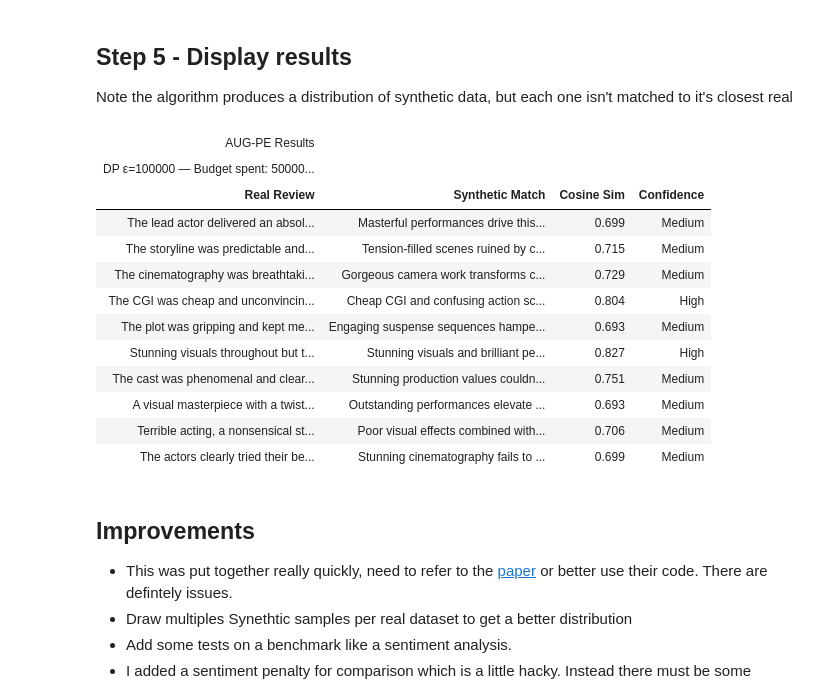
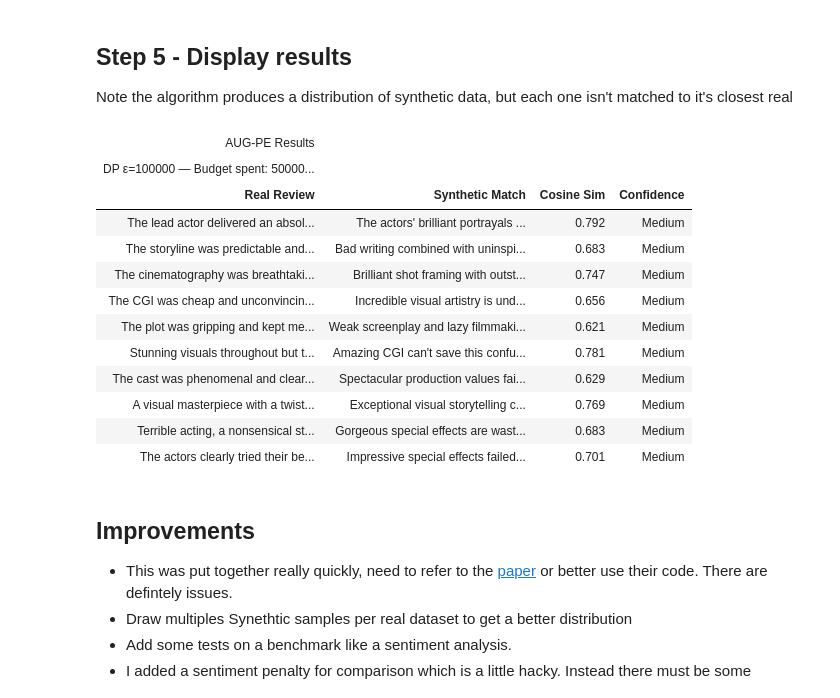
Before and after one commit to Gippers/textAugPe, a Jupyter notebook: sdgAugPe.ipynb, the cells around one changed output. Drawn from its saved outputs; the diff is of its cells as text; code cells hidden in the pictures.

```diff
--- a/sdgAugPe.ipynb
+++ b/sdgAugPe.ipynb
@@ -193,69 +193,59 @@ synthetic_data = candidates
 Note the algorithm produces a distribution of synthetic data, but each one isn't matched to it's closest real
 # %%
 # --- RESULTS TABLE ---
+from scipy.optimize import linear_sum_assignment
+
 def render_table(private_data, synthetic_data):
     real_embs = encoder.encode(private_data, normalize_embeddings=True)
     syn_embs  = encoder.encode(synthetic_data, normalize_embeddings=True)
-    sim_matrix = real_embs @ syn_embs.T
+    sim_matrix = real_embs @ syn_embs.T  # (n_real, n_syn)
 
-    used = set()
+    # Hungarian algorithm — convert similarity to cost (it minimises)
+    cost_matrix = 1 - sim_matrix
+    real_idx, syn_idx = linear_sum_assignment(cost_matrix)
+
     rows = []
-    for i in range(len(private_data)):
-        sims = sim_matrix[i].copy()
-        for j in used:
-            sims[j] = -999
-        best_j = int(np.argmax(sims))
-        used.add(best_j)
-        best_sim = sim_matrix[i, best_j]
+    for i, j in zip(real_idx, syn_idx):
+        best_sim = sim_matrix[i, j]
         conf = "High" if best_sim >= 0.8 else "Medium" if best_sim >= 0.6 else "Low"
         rows.append({
-            "Real Review":        private_data[i],
-            "Synthetic Match":    synthetic_data[best_j],
-            "Cosine Sim":         round(float(best_sim), 3),
-            "Confidence":         conf
+            "Real Review":     private_data[i],
+            "Synthetic Match": synthetic_data[j],
+            "Cosine Sim":      round(float(best_sim), 3),
+            "Confidence":      conf
         })
 
     df = pd.DataFrame(rows)
-
     tbl = (
         GT(df)
         .tab_header(
             title="AUG-PE Results",
             subtitle=f"DP ε={EPSILON} — Budget spent: {EPSILON * T:.2f} ({T} iterations)"
         )
-        .tab_style(
-            style=style.fill(color="#d4edda"),
-            locations=loc.body(rows=df.index[df["Confidence"] == "High"].tolist())
-        )
-        .tab_style(
-            style=style.fill(color="#fff3cd"),
-            locations=loc.body(rows=df.index[df["Confidence"] == "Medium"].tolist())
-        )
-        .tab_style(
-            style=style.fill(color="#f8d7da"),
-            locations=loc.body(rows=df.index[df["Confidence"] == "Low"].tolist())
-        )
+        .tab_style(style=style.fill(color="#d4edda"), locations=loc.body(rows=df.index[df["Confidence"] == "High"].tolist()))
+        .tab_style(style=style.fill(color="#fff3cd"), locations=loc.body(rows=df.index[df["Confidence"] == "Medium"].tolist()))
+        .tab_style(style=style.fill(color="#f8d7da"), locations=loc.body(rows=df.index[df["Confidence"] == "Low"].tolist()))
         .fmt_number(columns="Cosine Sim", decimals=3)
         .cols_width({"Real Review": "35%", "Synthetic Match": "35%", "Cosine Sim": "15%", "Confidence": "15%"})
     )
     return tbl
 
 # At the end of the script:
 render_table(private_data, candidates)
 # %% [output]
 | AUG-PE Results |  |  |  |
 | DP ε=100000 — Budget spent: 50000... |  |  |  |
 | Real Review | Synthetic Match | Cosine Sim | Confidence |
-| The lead actor delivered an absol... | Masterful performances drive this... | 0.699 | Medium |
-| The storyline was predictable and... | Tension-filled scenes ruined by c... | 0.715 | Medium |
-| The cinematography was breathtaki... | Gorgeous camera work transforms c... | 0.729 | Medium |
-| The CGI was cheap and unconvincin... | Cheap CGI and confusing action sc... | 0.804 | High |
-| The plot was gripping and kept me... | Engaging suspense sequences hampe... | 0.693 | Medium |
-| Stunning visuals throughout but t... | Stunning visuals and brilliant pe... | 0.827 | High |
-| The cast was phenomenal and clear... | Stunning production values couldn... | 0.751 | Medium |
-| A visual masterpiece with a twist... | Outstanding performances elevate ... | 0.693 | Medium |
-| Terrible acting, a nonsensical st... | Poor visual effects combined with... | 0.706 | Medium |
-| The actors clearly tried their be... | Stunning cinematography fails to ... | 0.699 | Medium |
+| The lead actor delivered an absol... | The actors' brilliant portrayals ... | 0.792 | Medium |
+| The storyline was predictable and... | Bad writing combined with uninspi... | 0.683 | Medium |
+| The cinematography was breathtaki... | Brilliant shot framing with outst... | 0.747 | Medium |
+| The CGI was cheap and unconvincin... | Incredible visual artistry is und... | 0.656 | Medium |
+| The plot was gripping and kept me... | Weak screenplay and lazy filmmaki... | 0.621 | Medium |
+| Stunning visuals throughout but t... | Amazing CGI can't save this confu... | 0.781 | Medium |
+| The cast was phenomenal and clear... | Spectacular production values fai... | 0.629 | Medium |
+| A visual masterpiece with a twist... | Exceptional visual storytelling c... | 0.769 | Medium |
+| Terrible acting, a nonsensical st... | Gorgeous special effects are wast... | 0.683 | Medium |
+| The actors clearly tried their be... | Impressive special effects failed... | 0.701 | Medium |
 # %% [markdown]
 ## Improvements
 
```
Also changed, not shown: parts of 3 cells of this notebook.
